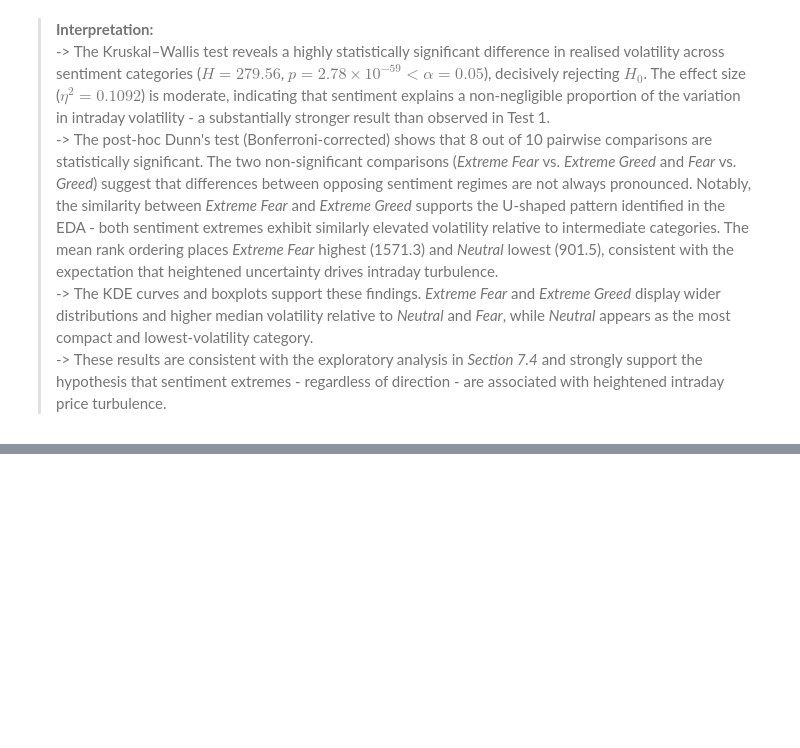
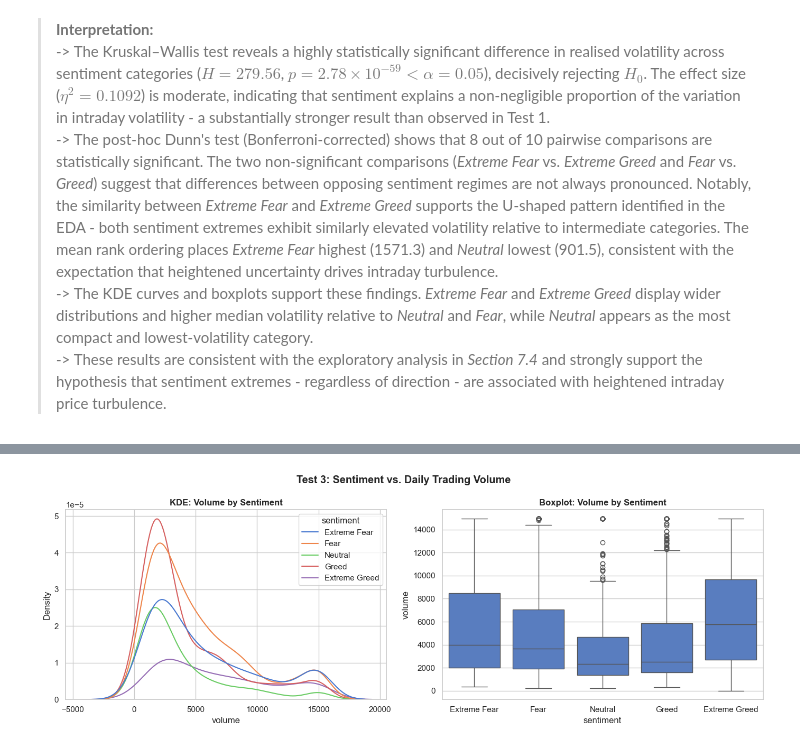
Before and after one commit to lozeva/crypto-sentiment-btc-analysis, a Jupyter notebook: crypto_sentiment_btc_analysis.ipynb, the cells around one changed output, grey strips where cells are left out. Drawn from its saved outputs; the diff is of its cells as text; code cells hidden in the pictures; blank space fills up the shorter version.

Commit message:
Add hypothesis Tests 3-4: trading volume and price direction (Section 8)

```diff
--- a/crypto_sentiment_btc_analysis.ipynb
+++ b/crypto_sentiment_btc_analysis.ipynb
@@ -1288,0 +1378,14 @@ plt.show()
+# %%
+fig, axes = plt.subplots(1, 2, figsize=(14, 5))
+
+sns.kdeplot(data=btc_fng_clean, x='volume', hue='sentiment', hue_order=sentiment_order, ax=axes[0])
+axes[0].set_title('KDE: Volume by Sentiment', fontweight='bold')
+
+sns.boxplot(data=btc_fng_clean, x='sentiment', y='volume', order=sentiment_order, ax=axes[1])
+axes[1].set_title('Boxplot: Volume by Sentiment', fontweight='bold')
+
+plt.suptitle('Test 3: Sentiment vs. Daily Trading Volume', fontweight='bold')
+plt.tight_layout()
+plt.show()
+# %% [output]
+[figure, added]
```
Also changed, not shown: parts of 12 cells of this notebook.
